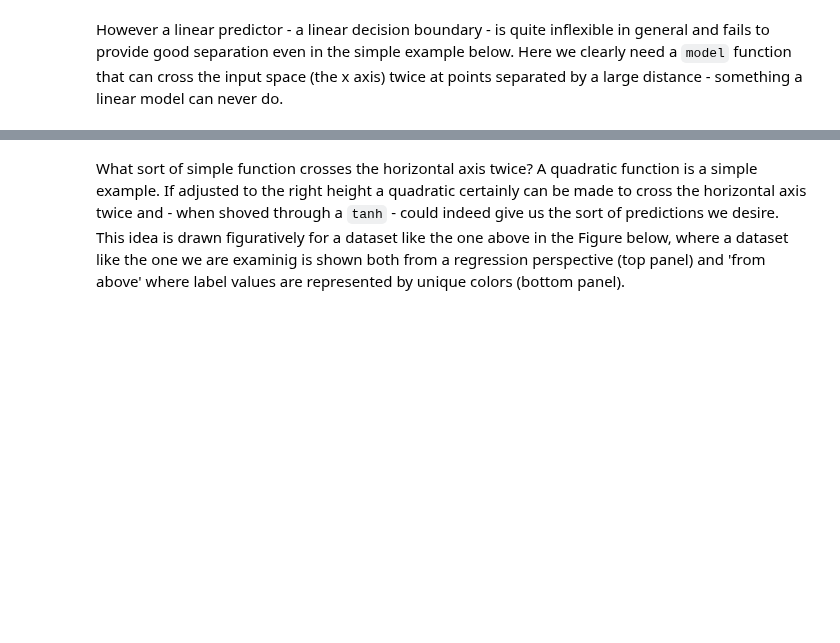
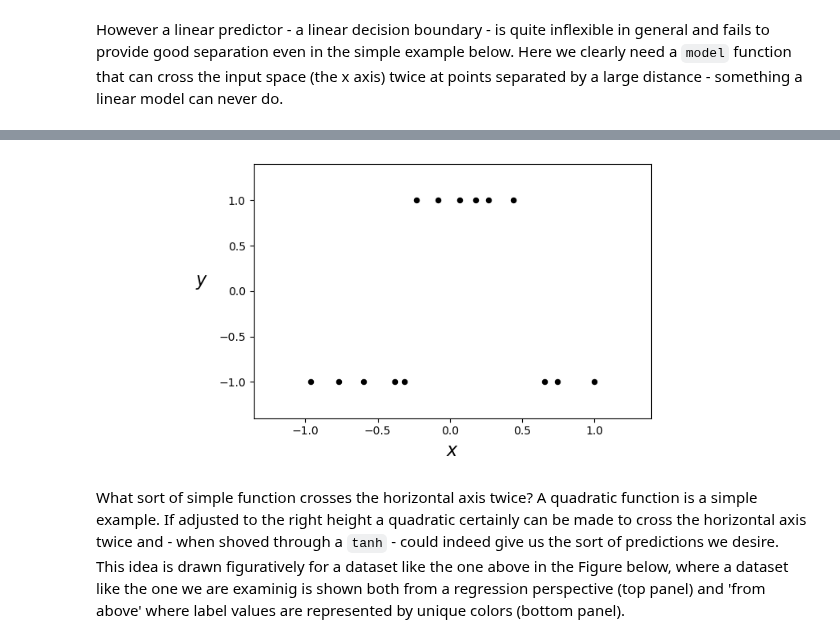
Before and after one commit to neonwatty/machine_learning_refined, a Jupyter notebook: notes/10_Nonlinear_intro/10_4_Twoclass.ipynb, the cells around one changed output, grey strips where cells are left out. Drawn from its saved outputs; the diff is of its cells as text; code cells hidden in the pictures; blank space fills up the shorter version.

```diff
--- a/notes/10_Nonlinear_intro/10_4_Twoclass.ipynb
+++ b/notes/10_Nonlinear_intro/10_4_Twoclass.ipynb
@@ -198,14 +208,13 @@ However a linear predictor - a linear decision boundary - is quite inflexible in
 # %%
 ## This code cell will not be shown in the HTML version of this notebook
 # load data
-csvname = datapath + 'signed_projectile.csv'
-data = np.loadtxt(csvname,delimiter = ',')
+data = np.loadtxt(data_path_2,delimiter = ',')
 
 # load in input/output data
 x = data[:-1,:]
 y = data[-1:,:]
 
 # plot dataset
-demo = classif_plotter.Visualizer(data)
+demo = section_10_4_helpers.ClassificationVisualizer(data)
 demo.plot_data()
 # %% [output]
@@ -214,2 +221,3 @@ demo.plot_data()
+[figure, added]
 # %% [markdown]
 What sort of simple function crosses the horizontal axis twice?  A quadratic function is a simple example.  If adjusted to the right height a quadratic certainly can be made to cross the horizontal axis twice and - when shoved through a `tanh` - could indeed give us the sort of predictions we desire.  This idea is drawn figuratively for a dataset like the one above in the Figure below, where a dataset like the one we are examinig is shown both from a regression perspective (top panel) and 'from above' where label values are represented by unique colors (bottom panel).
```
Also changed, not shown: parts of 13 cells of this notebook, 20 other files.
